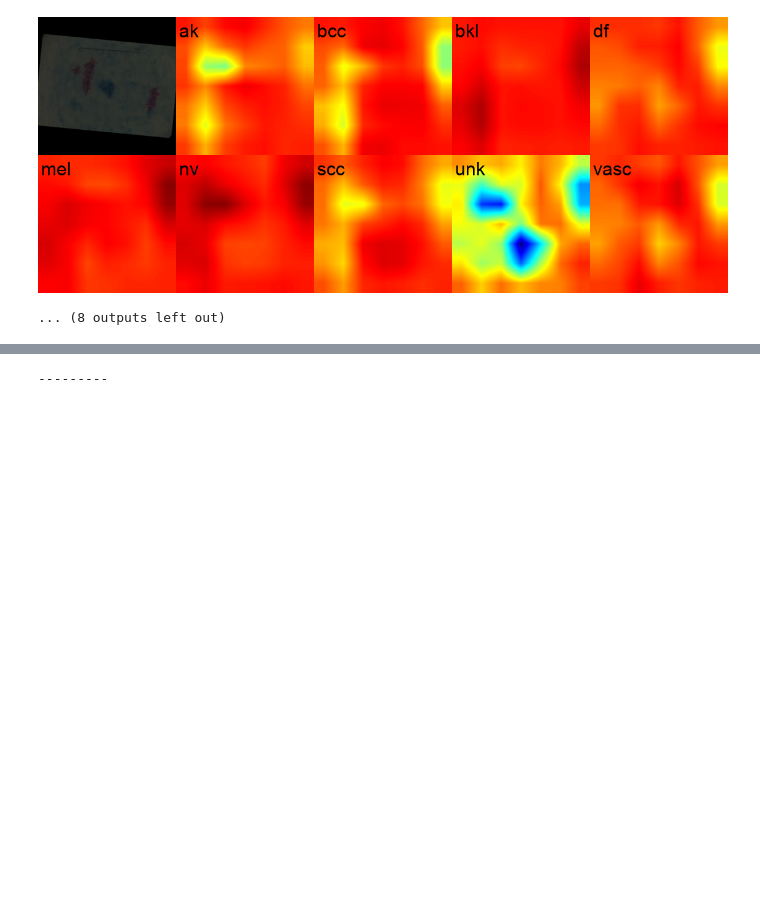
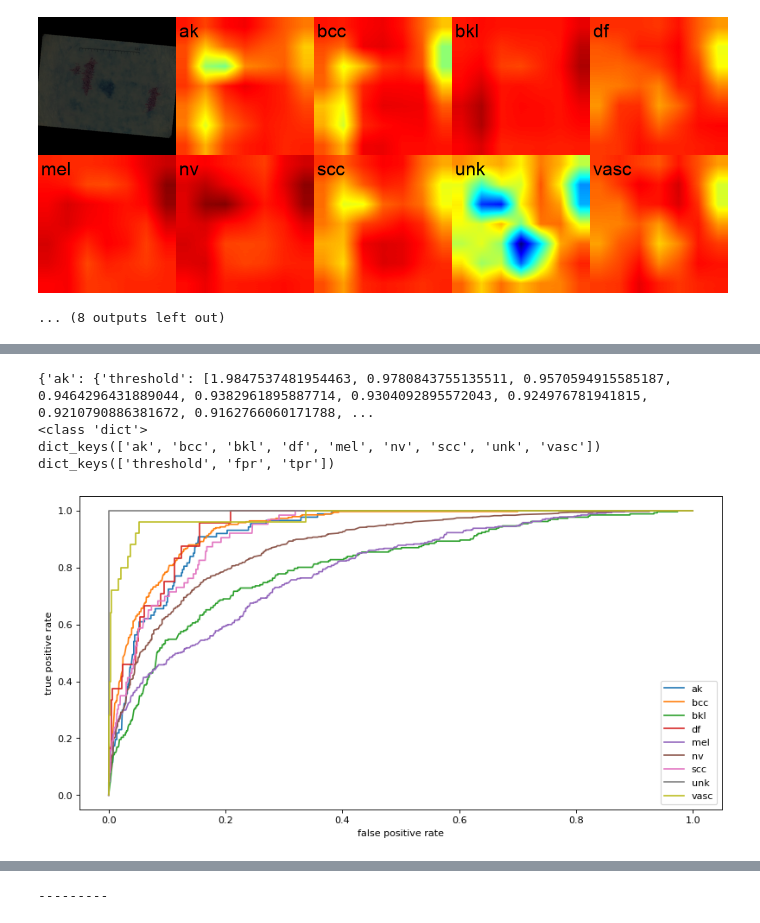
Before and after one commit to vorst4/TUE_5LSM0_g6, a Jupyter notebook: TUE_5LSM0_g6_dennis.ipynb, the cells around one changed output, grey strips where cells are left out. Cells and saved outputs as stored; diff of their text form; code cells hidden in the pictures; blank space fills up the shorter version.

```diff
--- a/TUE_5LSM0_g6_dennis.ipynb
+++ b/TUE_5LSM0_g6_dennis.ipynb
@@ -462,0 +472,26 @@ accuracy =  0.8292083552747059
+# %%
+
+
+rocs = (isic[-1])['rocs']
+print(rocs)
+print(type(rocs))
+print(rocs.keys())
+print(rocs['ak'].keys())
+
+fig=plt.figure(figsize=(12, 6), dpi= 80, facecolor='w', edgecolor='k')
+for label in rocs.keys():
+  rocs[label]
+  x = rocs[label]['fpr']
+  y = rocs[label]['tpr']
+  plt.plot(x,y, label=label )
+  plt.ylabel('true positive rate')
+  plt.xlabel('false positive rate')
+
+plt.legend()
+plt.show()
+# %% [output]
+{'ak': {'threshold': [1.9847537481954463, 0.9780843755135511, 0.9570594915585187, 0.9464296431889044, 0.9382961895887714, 0.9304092895572043, 0.924976781941815, 0.9210790886381672, 0.9162766060171788, ...
+<class 'dict'>
+dict_keys(['ak', 'bcc', 'bkl', 'df', 'mel', 'nv', 'scc', 'unk', 'vasc'])
+dict_keys(['threshold', 'fpr', 'tpr'])
+[figure, added]
```
Also changed, not shown: parts of 5 cells of this notebook.
